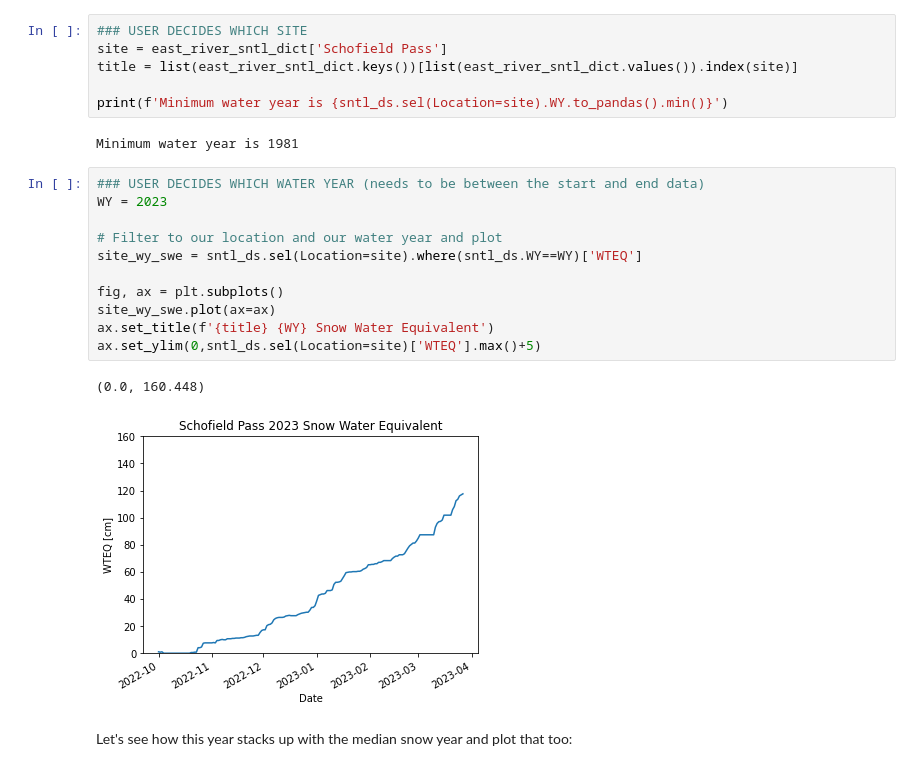
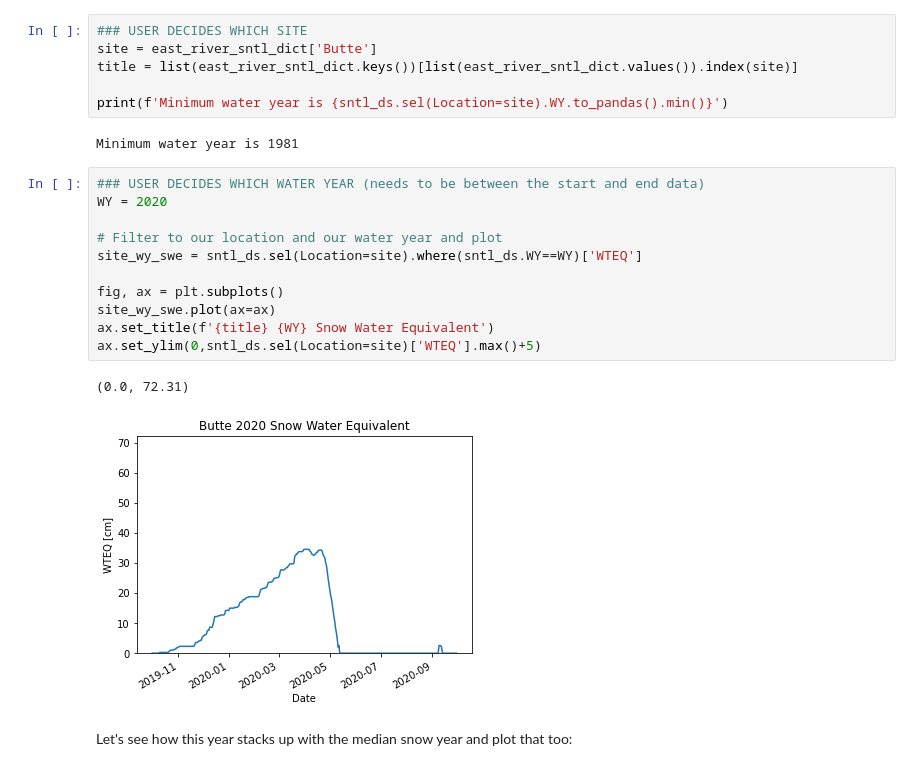
Before and after one commit to Mountain-Hydrology-Research-Group/snow-hydrology, a Jupyter notebook: modules/lab2/lab2-1.ipynb, the cells around one changed output. Cells and saved outputs as stored; diff of their text form.

```diff
--- a/modules/lab2/lab2-1.ipynb
+++ b/modules/lab2/lab2-1.ipynb
@@ -325,7 +341,7 @@ sntl_ds['TAVG'] = sntl_ds['TAVG'].assign_attrs({'units':'degC'})
 - Change the WY variable to see what it shows (must be a greater water year than the minimum water year printed below)
 # %%
 ### USER DECIDES WHICH SITE
-site = east_river_sntl_dict['Schofield Pass']
+site = east_river_sntl_dict['Butte']
 title = list(east_river_sntl_dict.keys())[list(east_river_sntl_dict.values()).index(site)]
 
 print(f'Minimum water year is {sntl_ds.sel(Location=site).WY.to_pandas().min()}')
@@ -333,18 +349,18 @@ print(f'Minimum water year is {sntl_ds.sel(Location=site).WY.to_pandas().min()}'
 Minimum water year is 1981
 # %%
 ### USER DECIDES WHICH WATER YEAR (needs to be between the start and end data)
-WY = 2023
+WY = 2020
 
 # Filter to our location and our water year and plot
 site_wy_swe = sntl_ds.sel(Location=site).where(sntl_ds.WY==WY)['WTEQ']
 
 fig, ax = plt.subplots()
 site_wy_swe.plot(ax=ax)
 ax.set_title(f'{title} {WY} Snow Water Equivalent')
 ax.set_ylim(0,sntl_ds.sel(Location=site)['WTEQ'].max()+5)
 # %% [output]
-(0.0, 160.448)
+(0.0, 72.31)
-[figure, old version]
+[figure, new version]
 # %% [markdown]
 Let's see how this year stacks up with the median snow year and plot that too:
 # %%
```
Also changed, not shown: parts of 17 cells of this notebook, 3 other files.
